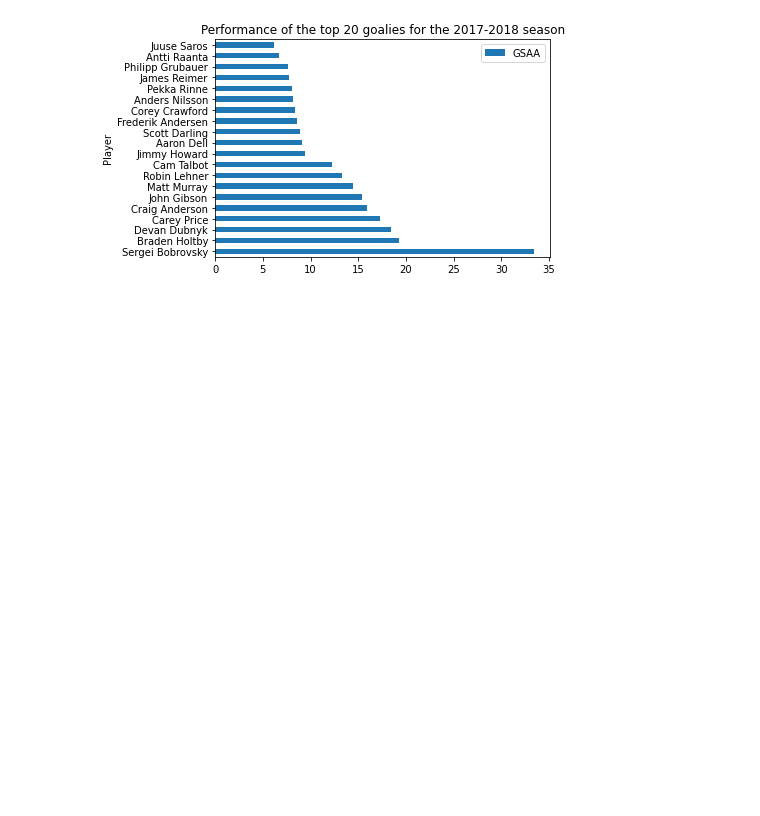
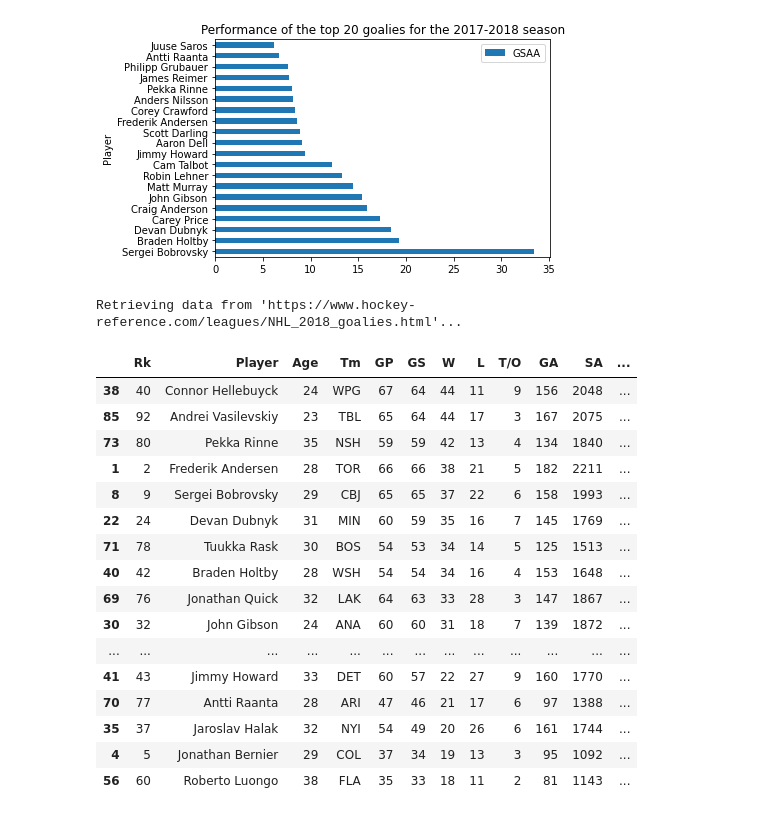
Before and after one commit to sorinmuchi/IFT6758, a Jupyter notebook: notebooks/Question-1.ipynb, the cells around one changed output. Saved outputs shown, nothing was run; the diff lists cells and outputs as text; code cells hidden in the pictures; blank space fills up the shorter version.

```diff
--- a/notebooks/Question-1.ipynb
+++ b/notebooks/Question-1.ipynb
@@ -58,3 +67,32 @@ df_sorted2.head(20).plot.barh(y='GSAA', x="Player", title="Performance of the to
 plot.show(block=True)
 # %% [output]
 [figure]
+# %%
+# Retrieve players stats
+data = get_player_stats(2018, 'goalies')
+data['W'] = data['W'].apply(pd.to_numeric)
+data['SV%'] = data['SV%'].apply(pd.to_numeric)
+data['metric'] = data['W'] * data['SV%']
+# %% [output]
+Retrieving data from 'https://www.hockey-reference.com/leagues/NHL_2018_goalies.html'...
+# %%
+data2 = data.sort_values('metric', ascending=False)
+data2[0:30]
+# %% [output]
+|  | Rk | Player | Age | Tm | GP | GS | W | L | T/O | GA | SA | ... |
+| 38 | 40 | Connor Hellebuyck | 24 | WPG | 67 | 64 | 44 | 11 | 9 | 156 | 2048 | ... |
+| 85 | 92 | Andrei Vasilevskiy | 23 | TBL | 65 | 64 | 44 | 17 | 3 | 167 | 2075 | ... |
+| 73 | 80 | Pekka Rinne | 35 | NSH | 59 | 59 | 42 | 13 | 4 | 134 | 1840 | ... |
+| 1 | 2 | Frederik Andersen | 28 | TOR | 66 | 66 | 38 | 21 | 5 | 182 | 2211 | ... |
+| 8 | 9 | Sergei Bobrovsky | 29 | CBJ | 65 | 65 | 37 | 22 | 6 | 158 | 1993 | ... |
+| 22 | 24 | Devan Dubnyk | 31 | MIN | 60 | 59 | 35 | 16 | 7 | 145 | 1769 | ... |
+| 71 | 78 | Tuukka Rask | 30 | BOS | 54 | 53 | 34 | 14 | 5 | 125 | 1513 | ... |
+| 40 | 42 | Braden Holtby | 28 | WSH | 54 | 54 | 34 | 16 | 4 | 153 | 1648 | ... |
+| 69 | 76 | Jonathan Quick | 32 | LAK | 64 | 63 | 33 | 28 | 3 | 147 | 1867 | ... |
+| 30 | 32 | John Gibson | 24 | ANA | 60 | 60 | 31 | 18 | 7 | 139 | 1872 | ... |
+| ... | ... | ... | ... | ... | ... | ... | ... | ... | ... | ... | ... | ... |
+| 41 | 43 | Jimmy Howard | 33 | DET | 60 | 57 | 22 | 27 | 9 | 160 | 1770 | ... |
+| 70 | 77 | Antti Raanta | 28 | ARI | 47 | 46 | 21 | 17 | 6 | 97 | 1388 | ... |
+| 35 | 37 | Jaroslav Halak | 32 | NYI | 54 | 49 | 20 | 26 | 6 | 161 | 1744 | ... |
+| 4 | 5 | Jonathan Bernier | 29 | COL | 37 | 34 | 19 | 13 | 3 | 95 | 1092 | ... |
+| 56 | 60 | Roberto Luongo | 38 | FLA | 35 | 33 | 18 | 11 | 2 | 81 | 1143 | ... |
```
Also changed, not shown: parts of 4 cells of this notebook, 2 other files.
